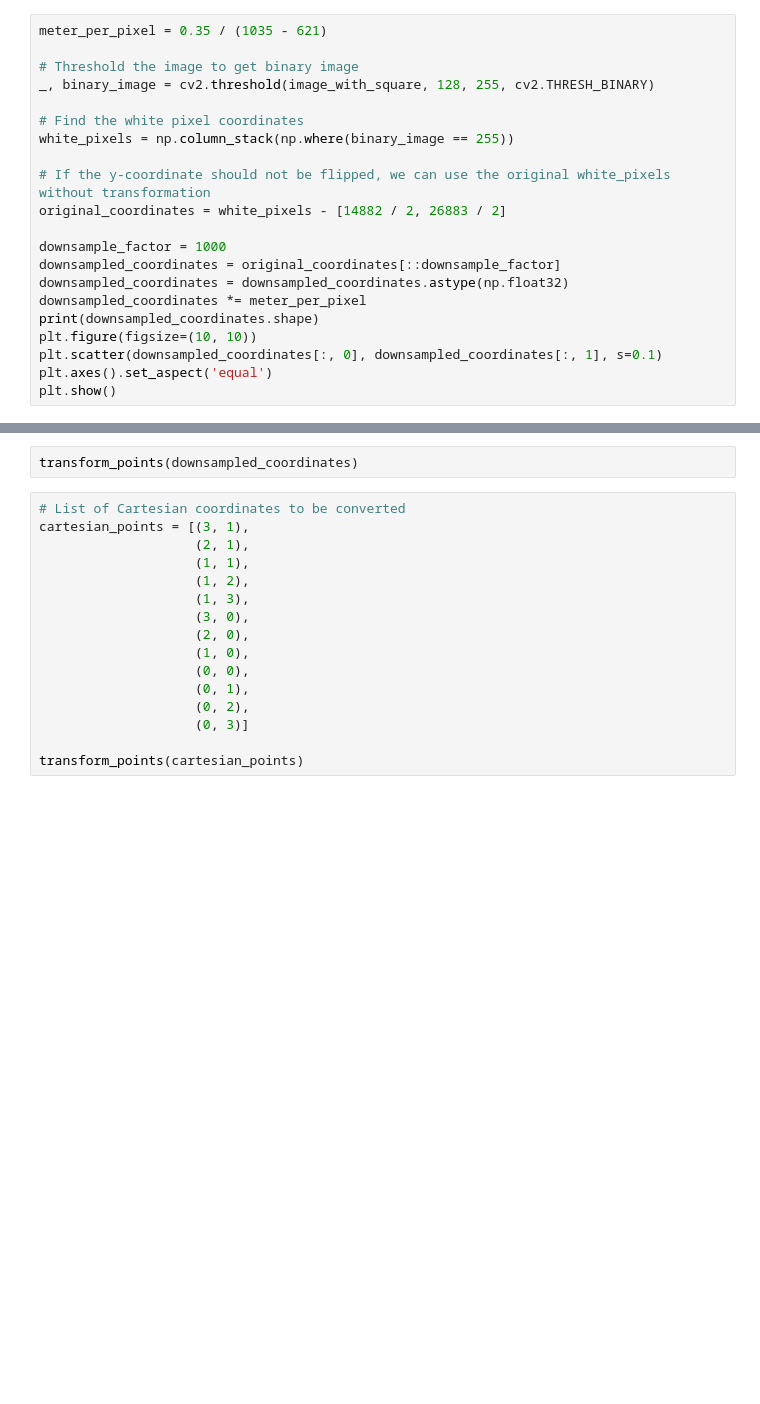
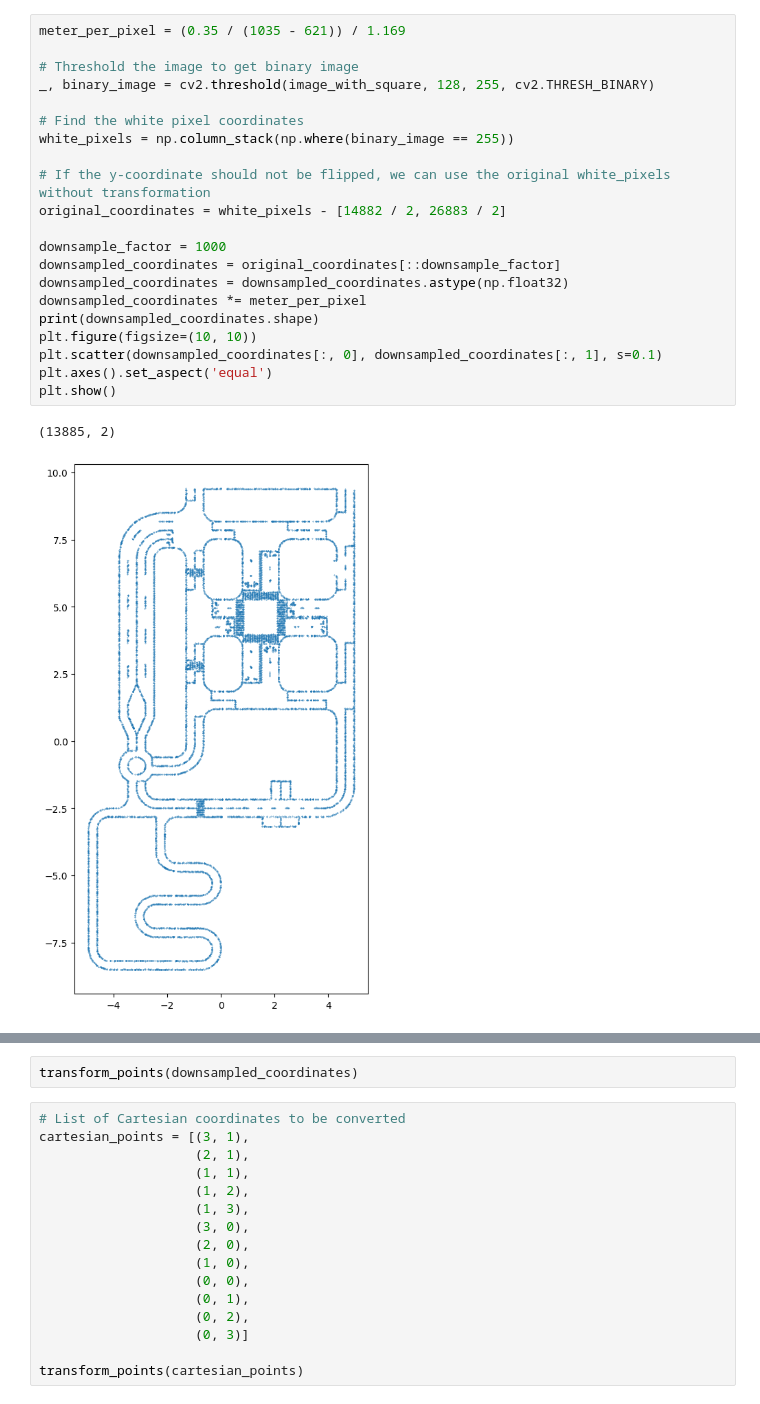
Before and after one commit to CAS-LRJ/ISS, a Jupyter notebook: ISS/algorithms/planning/global_planner/map_build.ipynb, the cells around one changed output, grey strips where cells are left out. Cells and saved outputs as stored; diff of their text form; blank space fills up the shorter version.

```diff
--- a/ISS/algorithms/planning/global_planner/map_build.ipynb
+++ b/ISS/algorithms/planning/global_planner/map_build.ipynb
@@ -35,21 +82,24 @@ plt.figure(figsize=(10, 10))
 # %%
-meter_per_pixel = 0.35 / (1035 - 621)
+meter_per_pixel = (0.35 / (1035 - 621)) / 1.169
 
 # Threshold the image to get binary image
 _, binary_image = cv2.threshold(image_with_square, 128, 255, cv2.THRESH_BINARY)
 
 # Find the white pixel coordinates
 white_pixels = np.column_stack(np.where(binary_image == 255))
 
 # If the y-coordinate should not be flipped, we can use the original white_pixels without transformation
 original_coordinates = white_pixels - [14882 / 2, 26883 / 2]
 
 downsample_factor = 1000
 downsampled_coordinates = original_coordinates[::downsample_factor]
 downsampled_coordinates = downsampled_coordinates.astype(np.float32)
 downsampled_coordinates *= meter_per_pixel
 print(downsampled_coordinates.shape)
 plt.figure(figsize=(10, 10))
 plt.scatter(downsampled_coordinates[:, 0], downsampled_coordinates[:, 1], s=0.1)
 plt.axes().set_aspect('equal')
 plt.show()
+# %% [output]
+(13885, 2)
+[figure, added]
```
Also changed, not shown: parts of 9 cells of this notebook, 13 other files.
